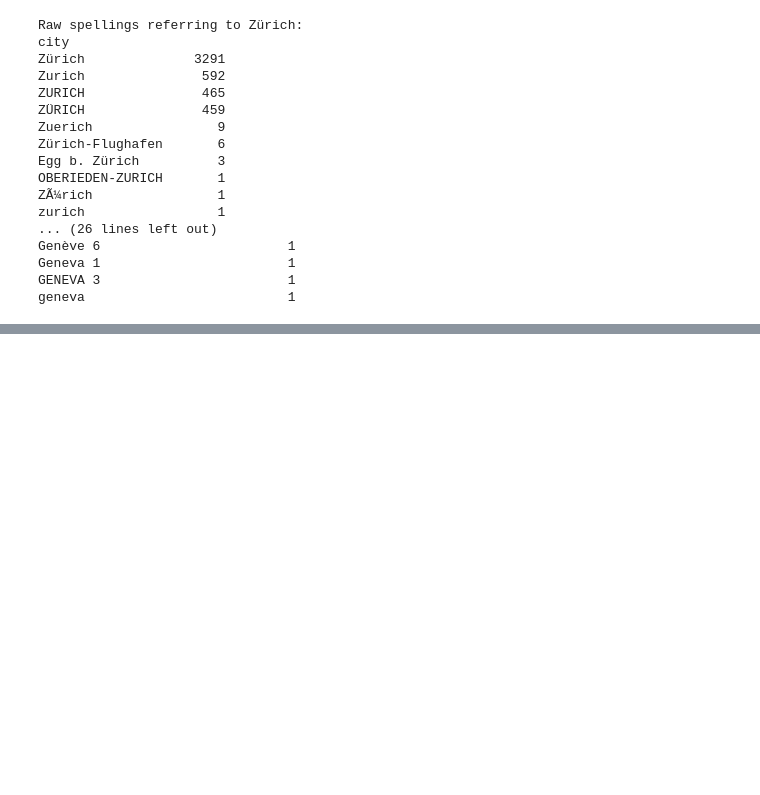
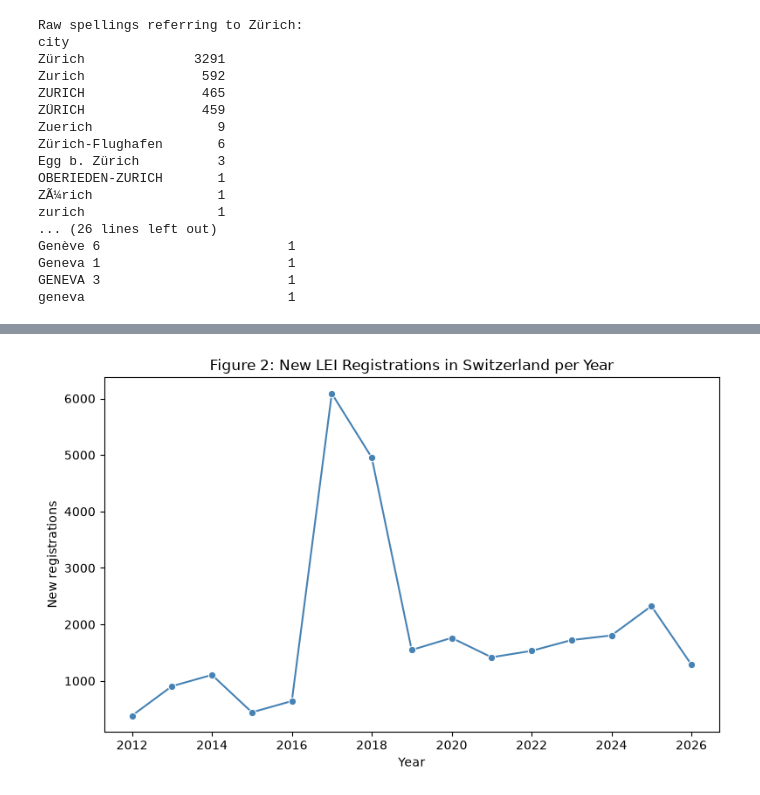
Before and after one commit to mauroreverberi/ai-programming-foundations-project, a Jupyter notebook: data_workflow.ipynb, the cells around one changed output, grey strips where cells are left out. Drawn from its saved outputs; the diff is of its cells as text; code cells hidden in the pictures; blank space fills up the shorter version.

```diff
--- a/data_workflow.ipynb
+++ b/data_workflow.ipynb
@@ -334,0 +365,12 @@ encoding error and not something I expected in a regulated registry.
+# %%
+per_year = df["registration_year"].value_counts().sort_index()
+
+plt.figure(figsize=(8, 5))
+sns.lineplot(x=per_year.index, y=per_year.values, marker="o", color="steelblue")
+plt.title("Figure 2: New LEI Registrations in Switzerland per Year")
+plt.xlabel("Year")
+plt.ylabel("New registrations")
+plt.tight_layout()
+plt.show()
+# %% [output]
+[figure, added]
```
Also changed, not shown: parts of 10 cells of this notebook.
